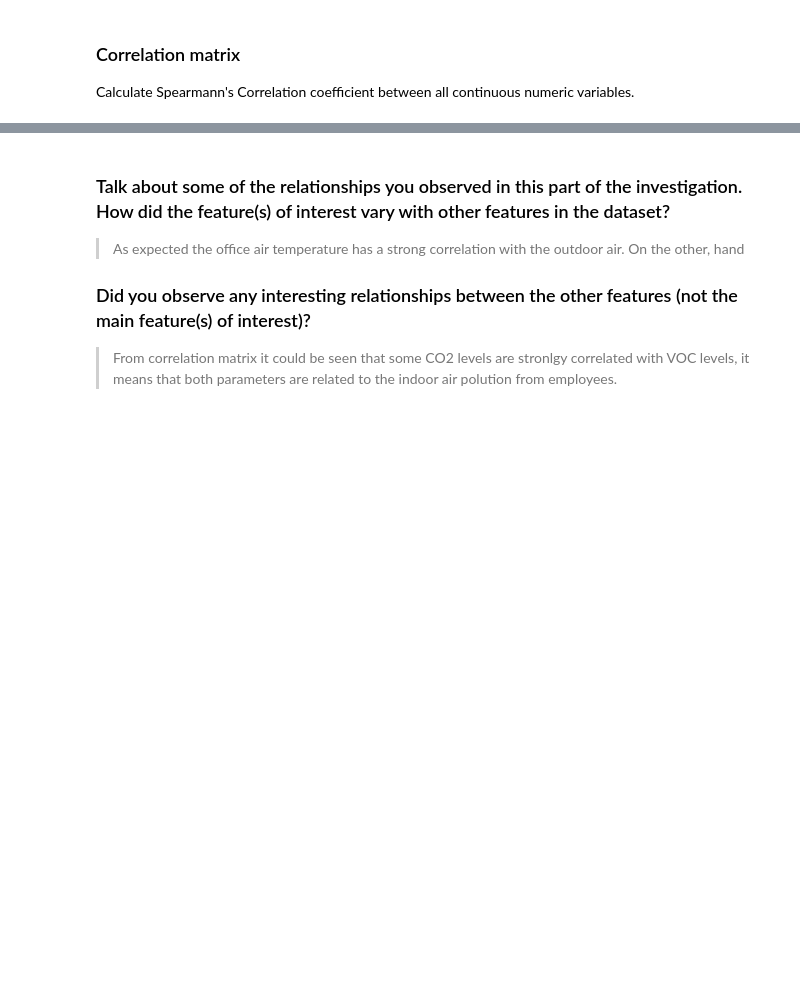
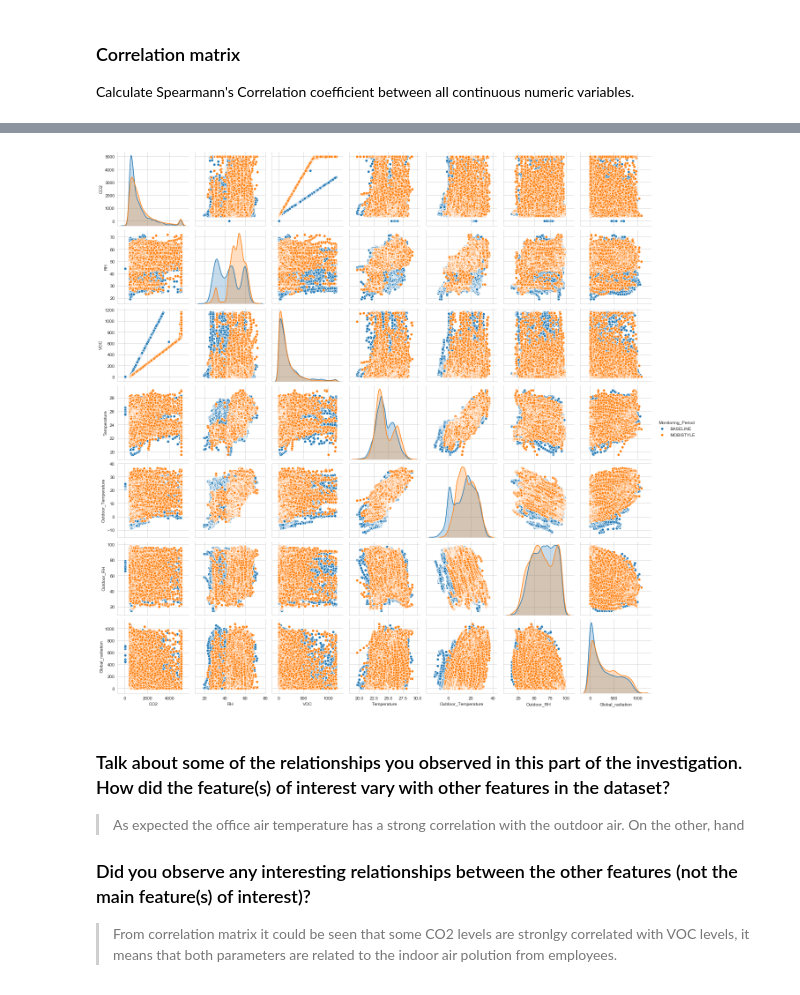
Before and after one commit to SVGoogle/EDA-project, a Jupyter notebook: data_exploration.ipynb, the cells around one changed output, grey strips where cells are left out. Cells and saved outputs as stored; diff of their text form; code cells hidden in the pictures; blank space fills up the shorter version.

```diff
--- a/data_exploration.ipynb
+++ b/data_exploration.ipynb
@@ -386,3 +441,7 @@ plt.tight_layout()
+# %%
+sns.pairplot(data.iloc[:, 3:-1], hue='Monitoring_Period');
+# %% [output]
+[figure, added]
 # %% [markdown]
 ### Talk about some of the relationships you observed in this part of the investigation. How did the feature(s) of interest vary with other features in the dataset?
 
```
Also changed, not shown: parts of 17 cells of this notebook.
